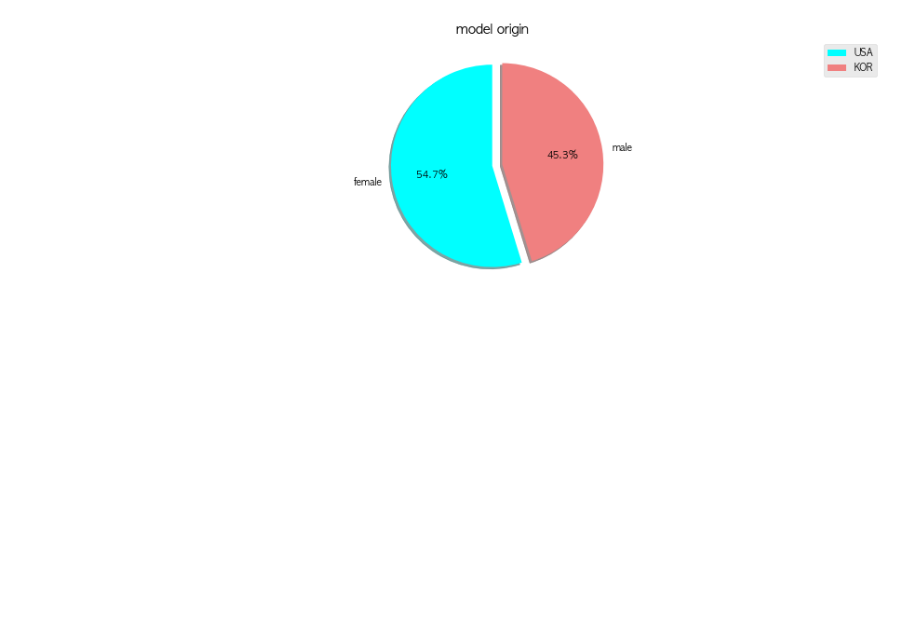
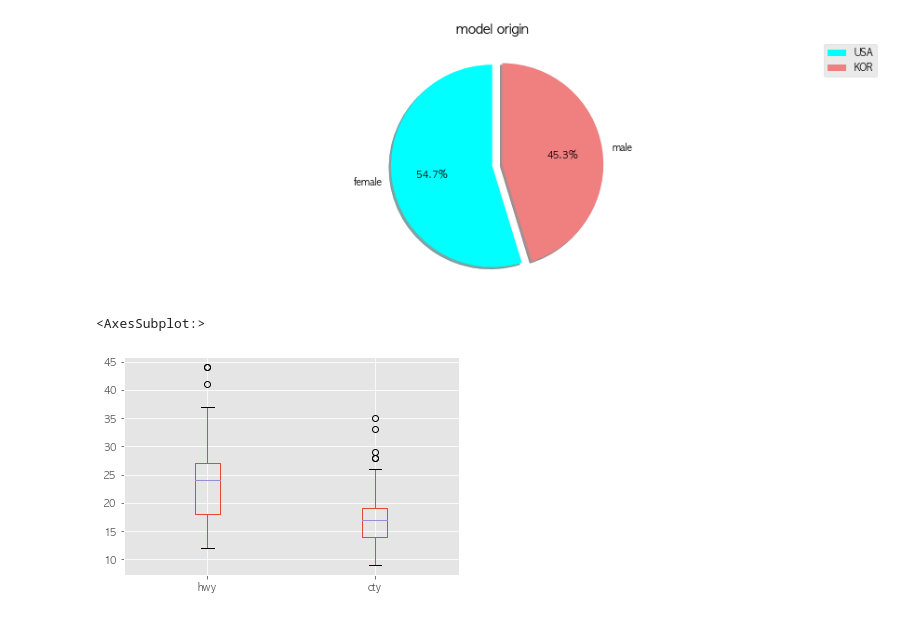
Before and after one commit to JaewooJason/Daily_Practice, a Jupyter notebook: 2022_AI_Visualization[02].ipynb, the cells around one changed output. Cells and saved outputs as stored; diff of their text form; code cells hidden in the pictures; blank space fills up the shorter version.

```diff
--- a/2022_AI_Visualization[02].ipynb
+++ b/2022_AI_Visualization[02].ipynb
@@ -445,3 +445,15 @@ plt.close()
 # %% [output]
 성별 분포에 대한 시각화 - pie
 [figure]
+# %%
+tmp_frm = pd.read_excel('/Users/choijaewoo/visualization_data/car_mpg.xlsx', header = 0)
+tmp_frm.drop('Unnamed: 0', axis=1 , inplace = True)
+tmp_frm
+
+
+outlier_frm = tmp_frm.filter(['hwy','cty'])
+
+outlier_frm.boxplot()
+# %% [output]
+<AxesSubplot:>
+[figure, added]
```
